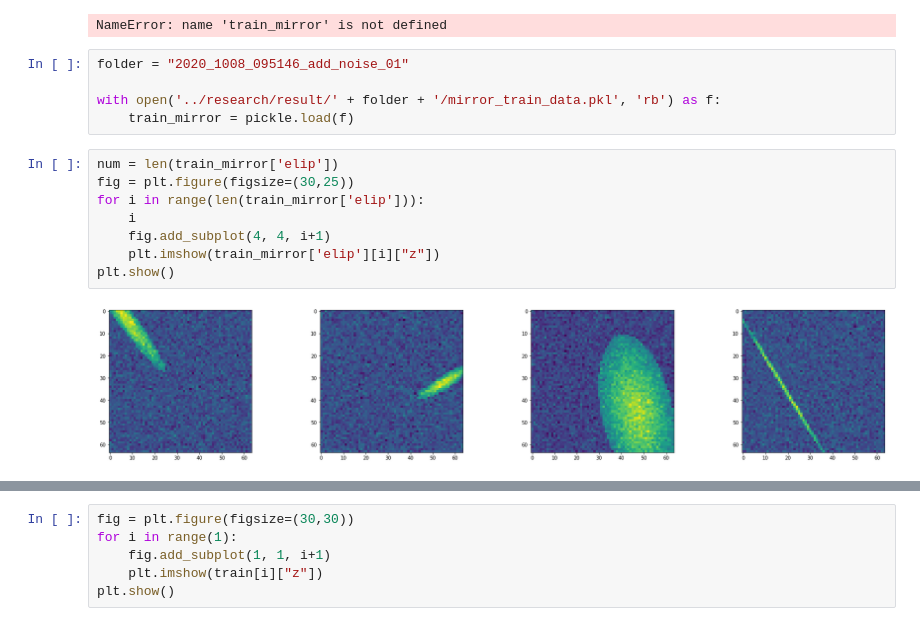
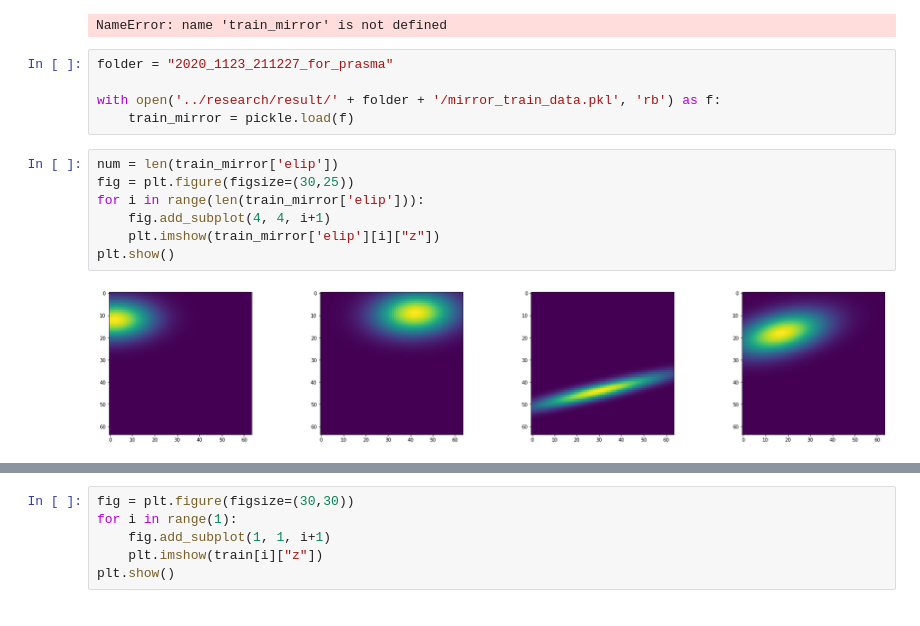
Before and after one commit to Hirochon/laboratory, a Jupyter notebook: experiment/visualize_surface.ipynb, the cells around one changed output, grey strips where cells are left out. Drawn from its saved outputs; the diff is of its cells as text.

```diff
--- a/experiment/visualize_surface.ipynb
+++ b/experiment/visualize_surface.ipynb
@@ -186,17 +186,16 @@ with open('pkl_mirror_test.pkl', 'wb') as f:
 # %% [output]
 NameError: name 'train_mirror' is not defined
 # %%
-folder = "2020_1008_095146_add_noise_01"
+folder = "2020_1123_211227_for_prasma"
 
 with open('../research/result/' + folder + '/mirror_train_data.pkl', 'rb') as f:
     train_mirror = pickle.load(f)
 # %%
 num = len(train_mirror['elip'])
 fig = plt.figure(figsize=(30,25))
 for i in range(len(train_mirror['elip'])):
-    i
     fig.add_subplot(4, 4, i+1)
     plt.imshow(train_mirror['elip'][i]["z"])
 plt.show()
 # %% [output]
-[figure, old version]
+[figure, new version]
```
Also changed, not shown: parts of 3 cells of this notebook, 2 other files.
